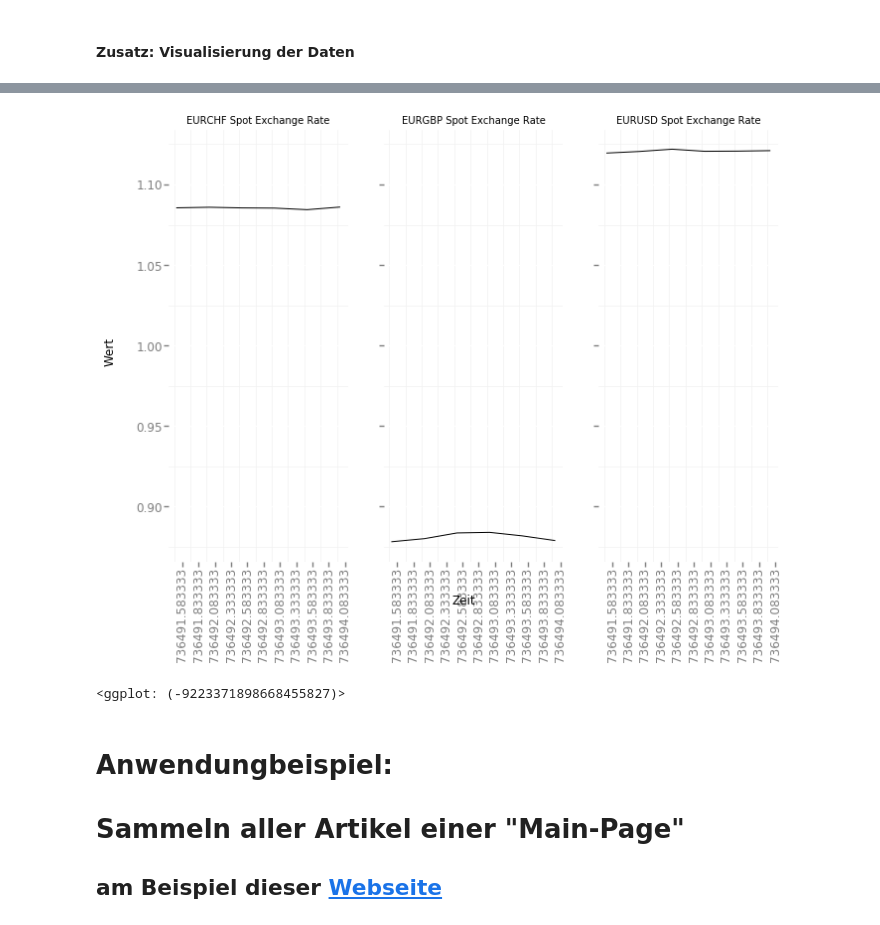
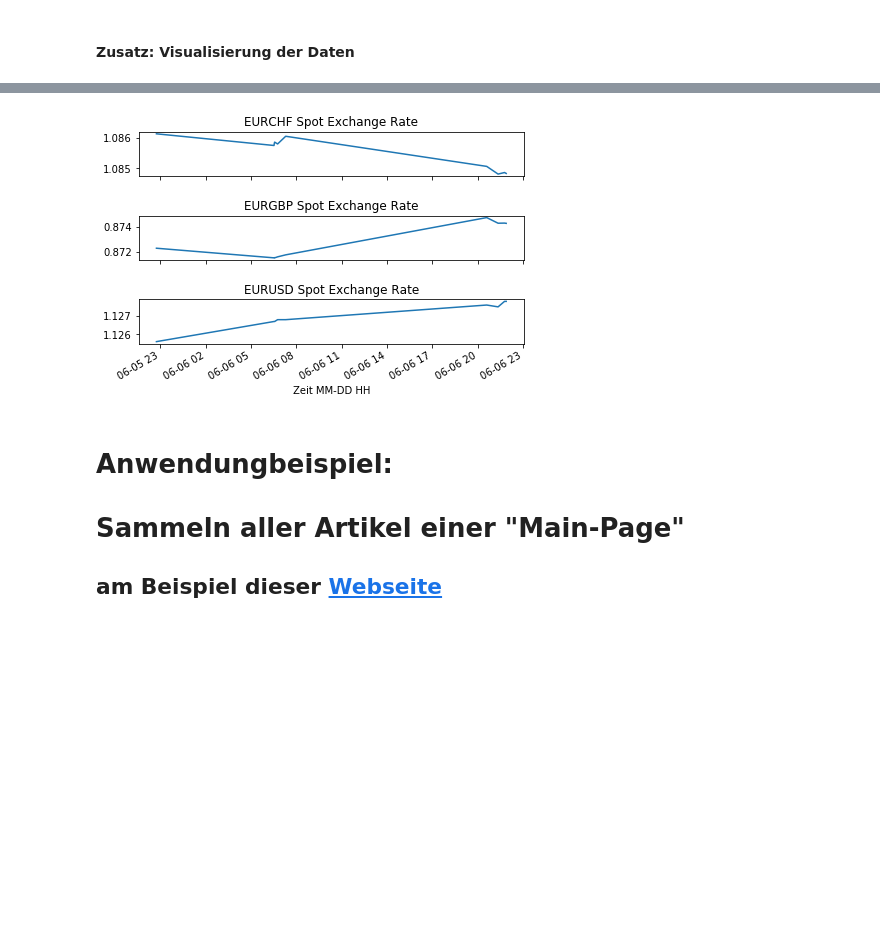
Before and after one commit to sturm-a/web-scraping, a Jupyter notebook: Web-Scraping mit BeautifulSoup.ipynb, the cells around one changed output, grey strips where cells are left out. Saved outputs shown, nothing was run; the diff lists cells and outputs as text; code cells hidden in the pictures; blank space fills up the shorter version.

Commit message:
Visualisierung mit pyplot
- um den Bug in ggplot (Drehen der Beschriftung d. x-Achse mit Datum) zu umgehen, hier eine alternative Visualisierung mit pyplot
- typo-fix

```diff
--- a/Web-Scraping mit BeautifulSoup.ipynb
+++ b/Web-Scraping mit BeautifulSoup.ipynb
@@ -386,13 +386,23 @@ index_csv.tail()
-# %%
-ggplot(index_csv, aes('Zeit', 'Wert')) + \
-    geom_line() + \
-    facet_wrap('Wechselkurs', ncol=3) + \
-    scale_x_date(date_labels = "%Y/%m/%d") + \
-    theme(axis_text_x  = element_text(angle = 90)) + \
-    theme_bw()
-# %% [output]
-[figure, removed]
-<ggplot: (-9223371898668455827)>
+# %%
+import matplotlib.pyplot as plt
+import matplotlib.figure as fig
+fig, axarr = plt.subplots(3, sharex=True)
+
+axarr[0].set_title('EURCHF Spot Exchange Rate')
+axarr[0].plot(index_csv[index_csv.Wechselkurs == "EURCHF Spot Exchange Rate"]['Zeit'],index_csv[index_csv.Wechselkurs == "EURCHF Spot Exchange Rate"]['Wert'])
+axarr[1].set_title('EURGBP Spot Exchange Rate')
+axarr[1].plot(index_csv[index_csv.Wechselkurs == "EURGBP Spot Exchange Rate"]['Zeit'],index_csv[index_csv.Wechselkurs == "EURGBP Spot Exchange Rate"]['Wert'])
+axarr[2].set_title('EURUSD Spot Exchange Rate')
+axarr[2].plot(index_csv[index_csv.Wechselkurs == "EURUSD Spot Exchange Rate"]['Zeit'],index_csv[index_csv.Wechselkurs == "EURUSD Spot Exchange Rate"]['Wert'])
+
+plt.xlabel('Zeit MM-DD HH')
+
+fig.autofmt_xdate(bottom=0.2, rotation=30, ha='right')
+plt.tight_layout(pad=0.4, w_pad=0.5, h_pad=2)
+
+plt.show()
+# %% [output]
+[figure, added]
 # %% [markdown]
 # Anwendungbeispiel:
 # Sammeln aller Artikel einer "Main-Page"
```
Also changed, not shown: parts of 10 cells of this notebook.
